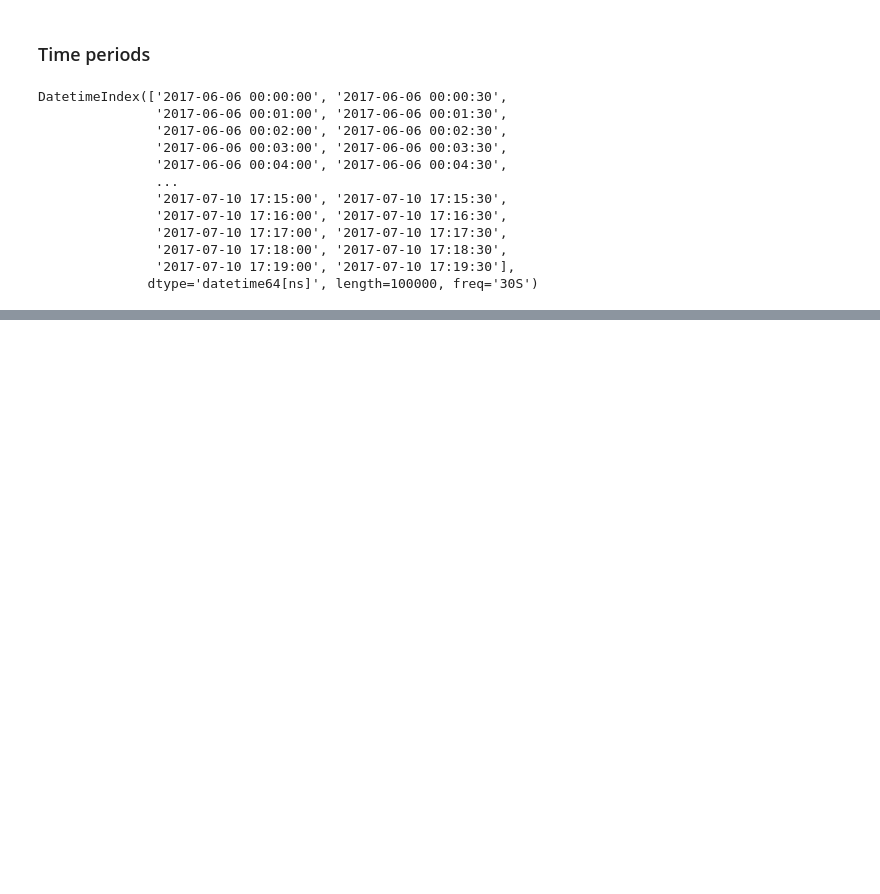
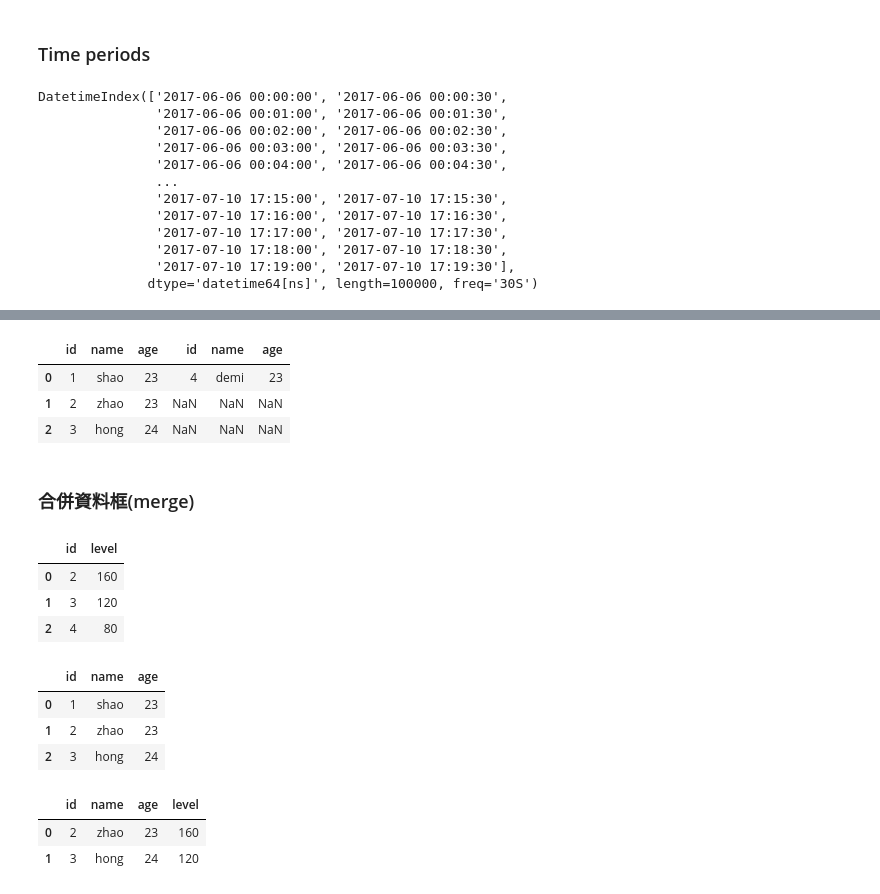
Before and after one commit to sychen6192/python_notes, a Jupyter notebook: 錦囊妙計ch3-ch4.ipynb, the cells around one changed output, grey strips where cells are left out. Saved outputs shown, nothing was run; the diff lists cells and outputs as text; code cells hidden in the pictures; blank space fills up the shorter version.

```diff
--- a/錦囊妙計ch3.ipynb
+++ b/錦囊妙計ch3-ch4.ipynb
@@ -332,0 +382,3 @@ time_df.resample('W').sum()
+# %%
+df_a = pd.DataFrame({'id':['1', '2','3'], 'name':['shao', 'zhao', 'hong'],'age':['23', '23', '24']}, columns=['id', 'name', 'age'])
+df_b = pd.DataFrame({'id':['4'], 'name':['demi'],'age':['23']}, columns=['id', 'name', 'age'])
@@ -332,0 +393,9 @@ time_df.resample('W').sum()
+# %%
+pd.concat([df_a, df_b], axis=1)
+# %% [output]
+|  | id | name | age | id | name | age |
+| 0 | 1 | shao | 23 | 4 | demi | 23 |
+| 1 | 2 | zhao | 23 | NaN | NaN | NaN |
+| 2 | 3 | hong | 24 | NaN | NaN | NaN |
+# %% [markdown]
+### 合併資料框(merge)
@@ -332,0 +404,20 @@ time_df.resample('W').sum()
+# %%
+df_c
+# %% [output]
+|  | id | level |
+| 0 | 2 | 160 |
+| 1 | 3 | 120 |
+| 2 | 4 | 80 |
+# %%
+df_a
+# %% [output]
+|  | id | name | age |
+| 0 | 1 | shao | 23 |
+| 1 | 2 | zhao | 23 |
+| 2 | 3 | hong | 24 |
+# %%
+pd.merge(df_a, df_c, on='id')
+# %% [output]
+|  | id | name | age | level |
+| 0 | 2 | zhao | 23 | 160 |
+| 1 | 3 | hong | 24 | 120 |
```
Also changed, not shown: parts of 80 cells of this notebook, 1 other file.
